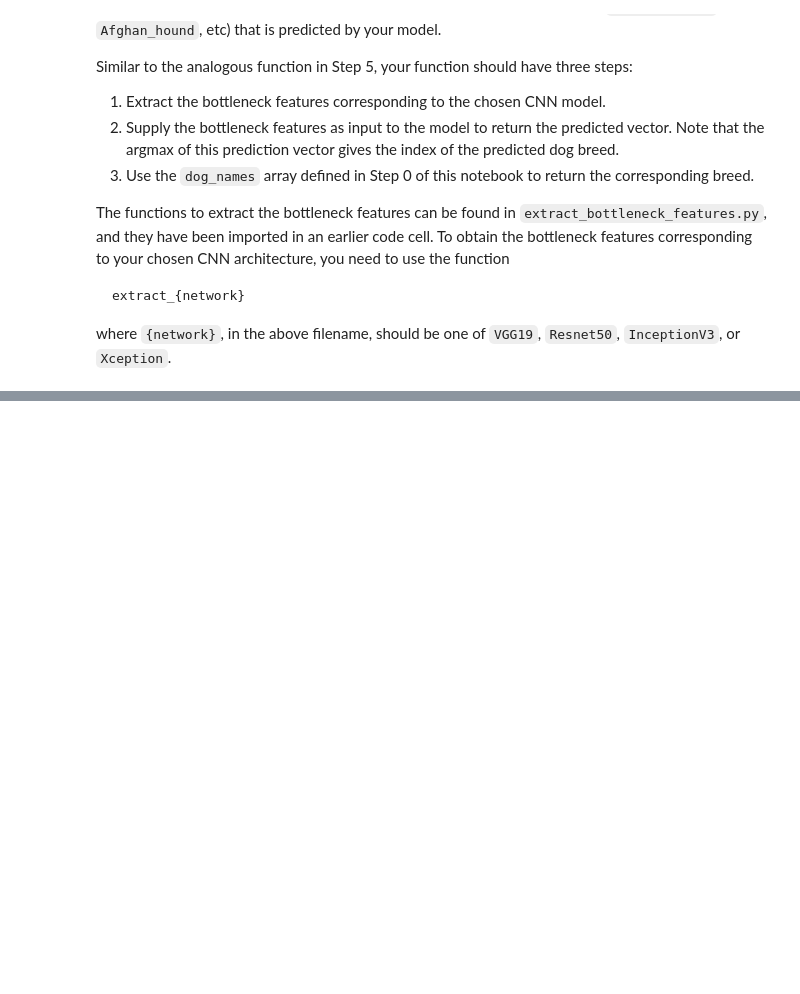
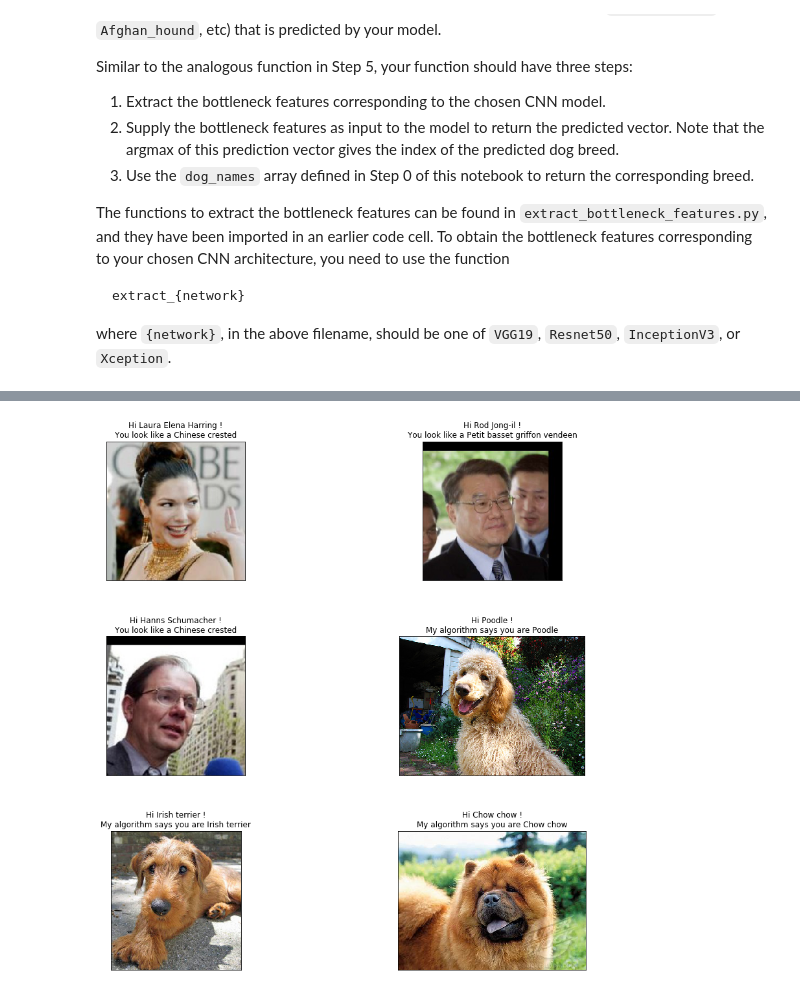
Before and after one commit to MuhammadVT/machine_learning_projects, a Jupyter notebook: projects/dog-project/dog_app.ipynb, the cells around one changed output, grey strips where cells are left out. Saved outputs shown, nothing was run; the diff lists cells and outputs as text; code cells hidden in the pictures; blank space fills up the shorter version.

```diff
--- a/projects/dog-project/dog_app.ipynb
+++ b/projects/dog-project/dog_app.ipynb
@@ -518,6 +635,7 @@ __Answer:__
 ### (IMPLEMENTATION) Compile the Model
 # %%
 ### TODO: Compile the model.
+tl_model.compile(loss='categorical_crossentropy', optimizer='rmsprop', metrics=['accuracy'])
 # %% [markdown]
 ### (IMPLEMENTATION) Train the Model
 
@@ -530,6 +673,7 @@ You are welcome to [augment the training data](https://blog.keras.io/building-po
 ### (IMPLEMENTATION) Load the Model with the Best Validation Loss
 # %%
 ### TODO: Load the model weights with the best validation loss.
+tl_model.load_weights('saved_models/weights.best.' + bf_type + '.hdf5')
 # %% [markdown]
 ### (IMPLEMENTATION) Test the Model
 
@@ -556,0 +729,6 @@ where `{network}`, in the above filename, should be one of `VGG19`, `Resnet50`,
+# %%
+idx = 0
+img_path = test_files[idx]
+true_breed = dog_names[np.argmax(test_targets[idx])]
+pred_breed = cnn_predict_breed(img_path, tl_model)
+print("The true dog beed is " + true_breed + " and the predicted breed is " + pred_breed)
@@ -578,3 +777,21 @@ Some sample output for our algorithm is provided below, but feel free to design
+# %%
+# plot the image
+def plot_img(img_path, ax, title):
+    import cv2
+
+    # load color (BGR) image
+    img = cv2.imread(img_path)
+
+    # convert BGR image to RGB for plotting
+    cv_rgb = cv2.cvtColor(img, cv2.COLOR_BGR2RGB)
+
+    # display the image, along with bounding box
+    ax.set_title(title)
+    ax.set_xticks([])
+    ax.set_yticks([])
+    ax.imshow(cv_rgb)
+
+    return
 # %% [markdown]
 ---
 <a id='step7'></a>
@@ -595,0 +818,20 @@ __Answer:__
+# %%
+## TODO: Execute your algorithm from Step 6 on
+## at least 6 images on your computer.
+## Feel free to use as many code cells as needed.
+
+nn = 3
+human_img_path = [human_files[x] for x in np.random.choice(range(0,100), nn)]
+dogs_img_path = [test_files[x] for x in np.random.choice(range(0,100), nn)]
+imgs_path = human_img_path + dogs_img_path
+
+# generage an empty figure
+fig, axes = plt.subplots(nn, 2, figsize=(15,15))
+fig.subplots_adjust(hspace=0.4, wspace=0.4)
+axes = [x for x in axes.reshape(1,2*nn)[0]]
+
+for i, img_path in enumerate(imgs_path):
+    title = human_or_dog(img_path)
+    plot_img(img_path, axes[i], title)
+# %% [output]
+[figure, added]
```
Also changed, not shown: parts of 33 cells of this notebook.
